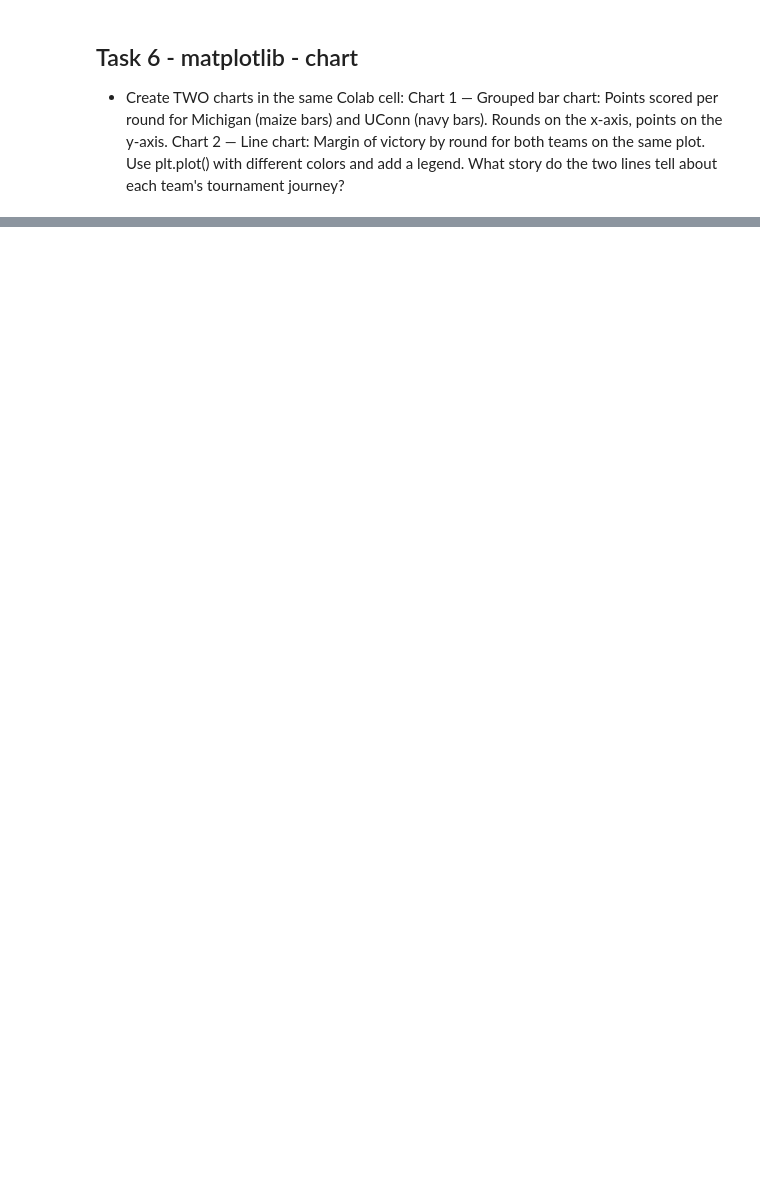
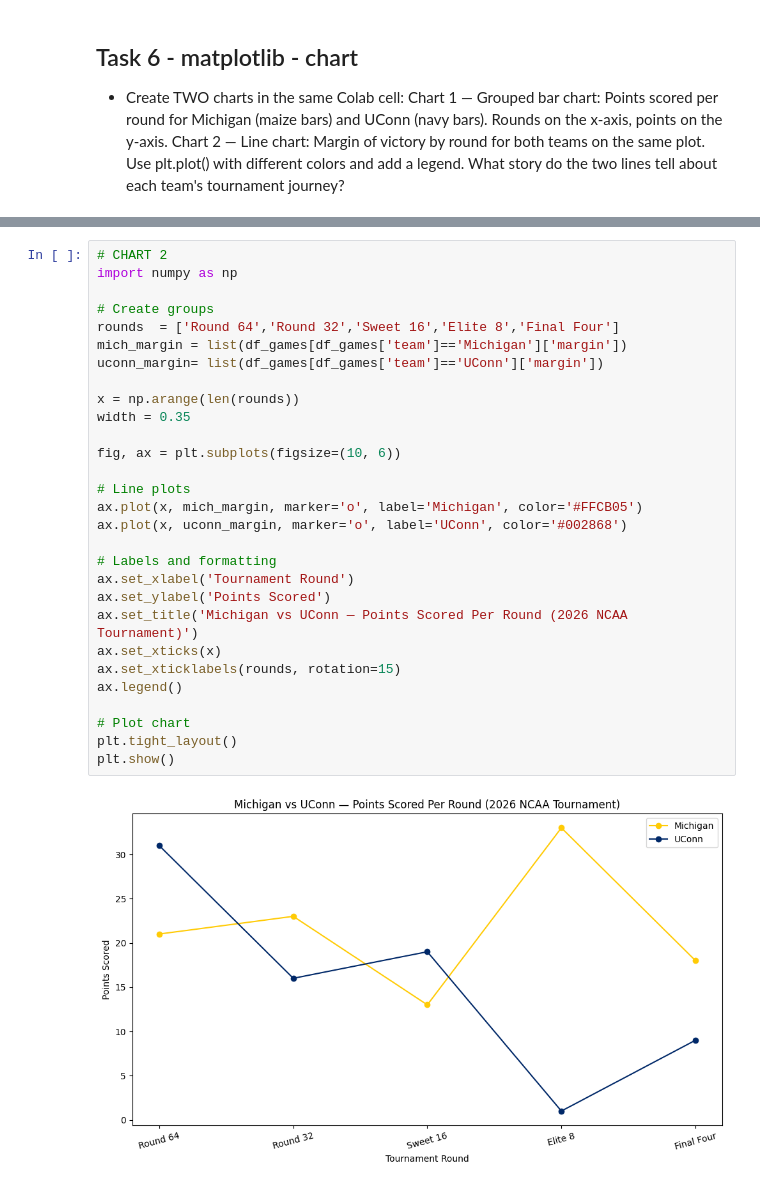
Before and after one commit to 550tealeaves/DATA-70500-working-with-data, a Jupyter notebook: March_Madness_Analyzer.ipynb, the cells around one changed output, grey strips where cells are left out. Drawn from its saved outputs; the diff is of its cells as text; blank space fills up the shorter version.

```diff
--- a/March_Madness_Analyzer.ipynb
+++ b/March_Madness_Analyzer.ipynb
@@ -148,3 +280,34 @@ plt.show()
+# %%
+# CHART 2
+import numpy as np
+
+# Create groups
+rounds  = ['Round 64','Round 32','Sweet 16','Elite 8','Final Four']
+mich_margin = list(df_games[df_games['team']=='Michigan']['margin'])
+uconn_margin= list(df_games[df_games['team']=='UConn']['margin'])
+
+x = np.arange(len(rounds))
+width = 0.35
+
+fig, ax = plt.subplots(figsize=(10, 6))
+
+# Line plots
+ax.plot(x, mich_margin, marker='o', label='Michigan', color='#FFCB05')
+ax.plot(x, uconn_margin, marker='o', label='UConn', color='#002868')
+
+# Labels and formatting
+ax.set_xlabel('Tournament Round')
+ax.set_ylabel('Points Scored')
+ax.set_title('Michigan vs UConn — Points Scored Per Round (2026 NCAA Tournament)')
+ax.set_xticks(x)
+ax.set_xticklabels(rounds, rotation=15)
+ax.legend()
+
+# Plot chart
+plt.tight_layout()
+plt.show()
+# %% [output]
+[figure, added]
 # %% [markdown]
 ## Task 7 - Predict & reflect
 - Michigan has scored 90+ in every game. UConn is 6-0 all-time in title games. Michigan's Lendeborg has a knee/ankle injury. UConn's Solo Ball may be limited by a foot injury. Write your data-backed prediction: who wins tonight and why? Cite at least 3 numbers from your queries or the charts.
```
Also changed, not shown: parts of 9 cells of this notebook.
